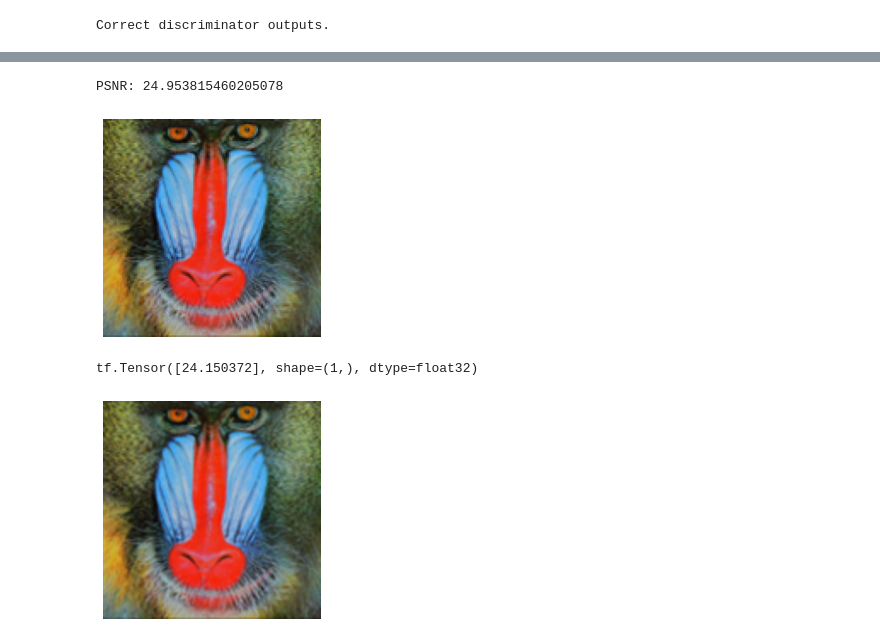
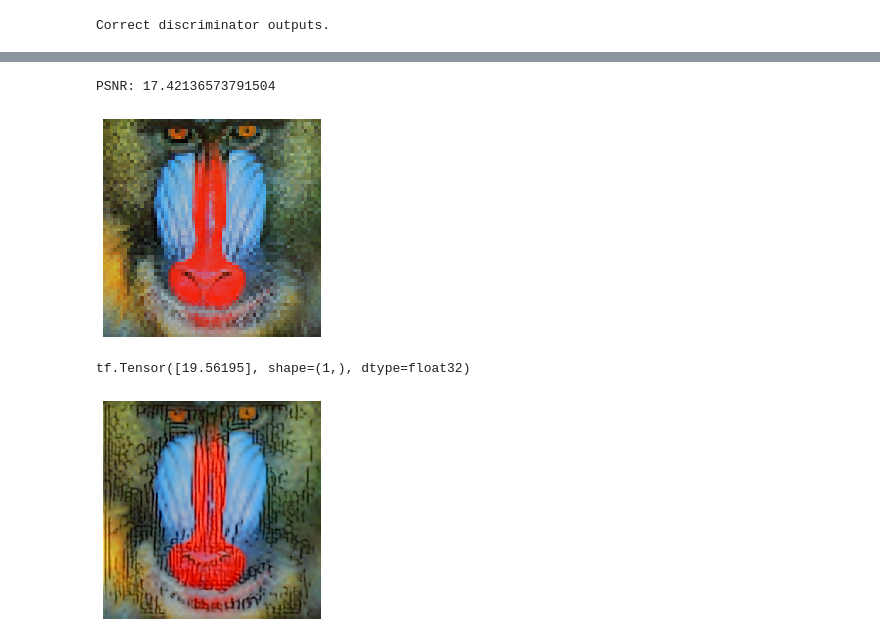
Before and after one commit to Abto-Coursework-Mentoring-2020/super-resolution-engine, a Jupyter notebook: src/main.ipynb, the cells around one changed output, grey strips where cells are left out. Saved outputs shown, nothing was run; the diff lists cells and outputs as text; code cells hidden in the pictures.

Commit message:
Train x4 scale model

```diff
--- a/src/main.ipynb
+++ b/src/main.ipynb
@@ -211,8 +211,6 @@ from core.pan import PixelAttentionSRNetwork
 from itertools import cycle
 
 
-# # lr_image_size, hr_image_size = (64, 64), (256, 256) # HxW
-learning_rate = 5e-4
 input_lr_shape = (None, *LR_IMAGE_SIZE, 3)
 input_hr_shape = (None, *HR_IMAGE_SIZE, 3)
 
@@ -229,7 +227,7 @@ checkpoint_name = 'pix-att-net-ckpt'
 with tf.device(device):
     test_dataset = cycle(get_dataset(path.join(CLEAR_IMAGES_DIR, 'train')).batch(4))
 
-    sr_net = PixelAttentionSRNetwork(input_lr_shape, feat_extr_n_filters=30, upsamp_n_filters=20, n_blocks=16, scale=2)
+    sr_net = PixelAttentionSRNetwork(input_lr_shape, feat_extr_n_filters=30, upsamp_n_filters=20, n_blocks=16, scale=4)
 
     checkpoint = tf.train.Checkpoint(sr_net=sr_net)
 
@@ -340,8 +334,9 @@ with tf.device('/CPU:0'):
 
 mean_batch_psnr /= n_batches
 print('PSNR:', float(mean_batch_psnr))
-# 31.12.20 - 17.705045700073242 - l1 loss, 15 epochs (no metric growth after 5-10 epochs)
-# 02.01.21 - 19.35519027709961 - l1 + ms-ssim loss, 17 epochs (undertrained)
-# 09.01.21 - 24.953815460205078 - l1 + ms-ssim loss, 40 epochs
+# 31.12.20 - 17.705045700073242 - x2 l1 loss, 15 epochs (no metric growth after 5-10 epochs)
+# 02.01.21 - 19.35519027709961 - x2 l1 + ms-ssim loss, 17 epochs (undertrained)
+# 09.01.21 - 24.953815460205078 - x2 l1 + ms-ssim loss, 40 epochs
+# 17.01.21 - 17.42136573791504 - x4 l1 + ms-ssim loss
 # %% [output]
-PSNR: 24.953815460205078
+PSNR: 17.42136573791504
@@ -350,22 +343,22 @@ IMAGE_PATH = ""
 # %%
 from data import read_image
 from PIL import Image
 
 
-lr = read_image('./sample_images/monkey.png', (128, 128))
+lr = read_image('./sample_images/monkey.png', (64, 64))
 plot_single_image(lr)
 plt.show()
 hr = tf.clip_by_value(sr_net(tf.expand_dims(lr, 0)), 0, 255)
 # print(hr.shape)
 gt_hr = read_image('./sample_images/gt_high_res.jpg', (256, 256))
 print(tf.image.psnr(gt_hr, hr, 255))
 hr = Image.fromarray(hr.numpy().astype(np.uint8)[0])
 plot_single_image(hr)
 plt.show()
 # %% [output]
 [figure]
-tf.Tensor([24.150372], shape=(1,), dtype=float32)
+tf.Tensor([19.56195], shape=(1,), dtype=float32)
-[figure, old version]
+[figure, new version]
 # %%
 # from IPython import display
 # import time
```
Also changed, not shown: parts of 8 cells of this notebook, 2 other files.
